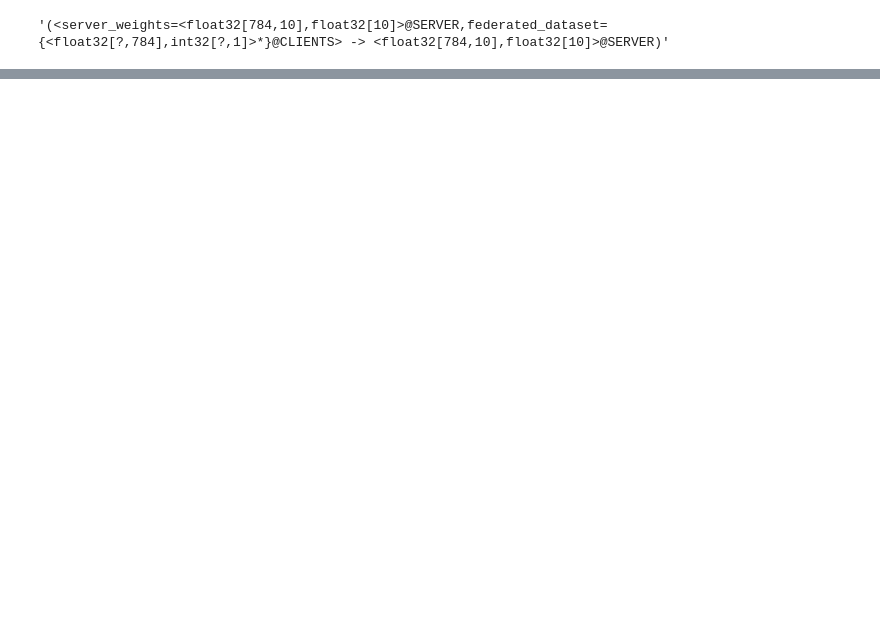
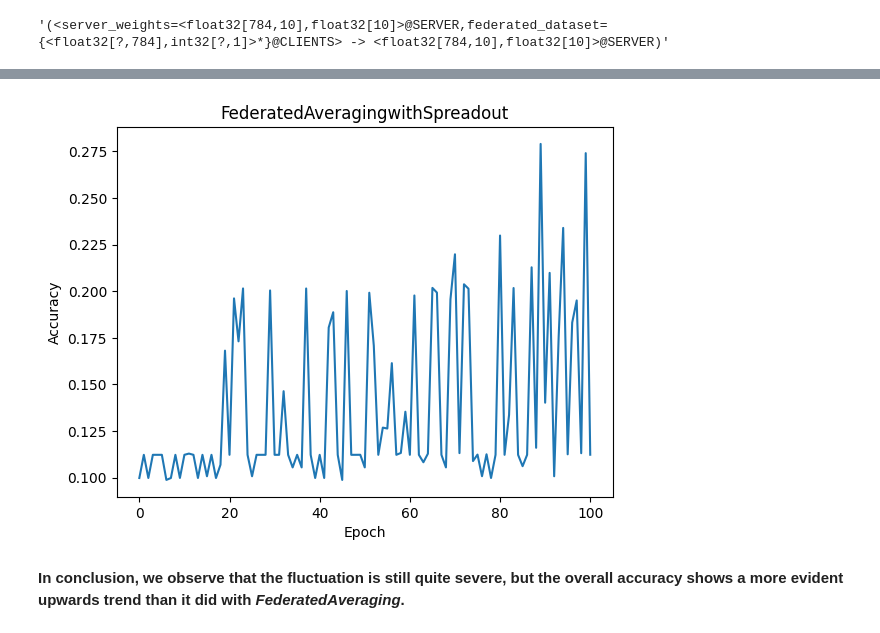
Before and after one commit to ktjkim/6998, a Jupyter notebook: FederatedAveragingwithSpreadout.ipynb, the cells around one changed output, grey strips where cells are left out. Drawn from its saved outputs; the diff is of its cells as text; code cells hidden in the pictures; blank space fills up the shorter version.

```diff
--- a/FederatedAveragingwithSpreadout.ipynb
+++ b/FederatedAveragingwithSpreadout.ipynb
@@ -231,0 +292,10 @@ evaluate(server_state)
+# %%
+plt.plot(accuracies)
+plt.title("FederatedAveragingwithSpreadout")
+plt.xlabel("Epoch")
+plt.ylabel("Accuracy")
+plt.show()
+# %% [output]
+[figure, added]
+# %% [markdown]
+**In conclusion, we observe that the fluctuation is still quite severe, but the overall accuracy shows a more evident upwards trend than it did with *FederatedAveraging*.**
```
Also changed, not shown: parts of 28 cells of this notebook.
